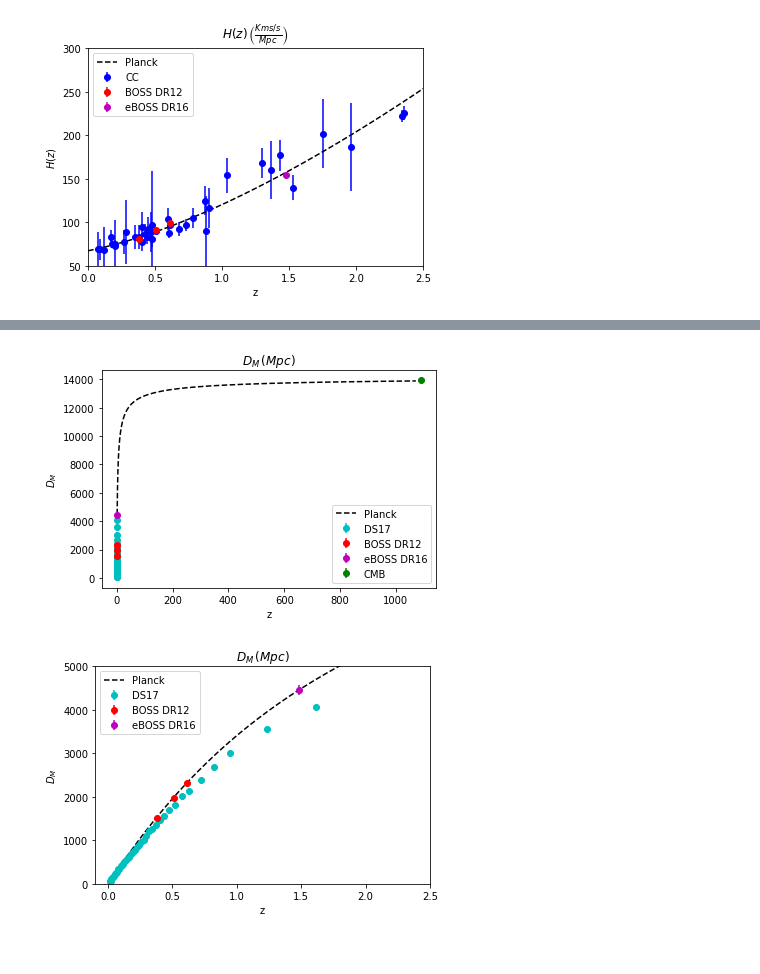
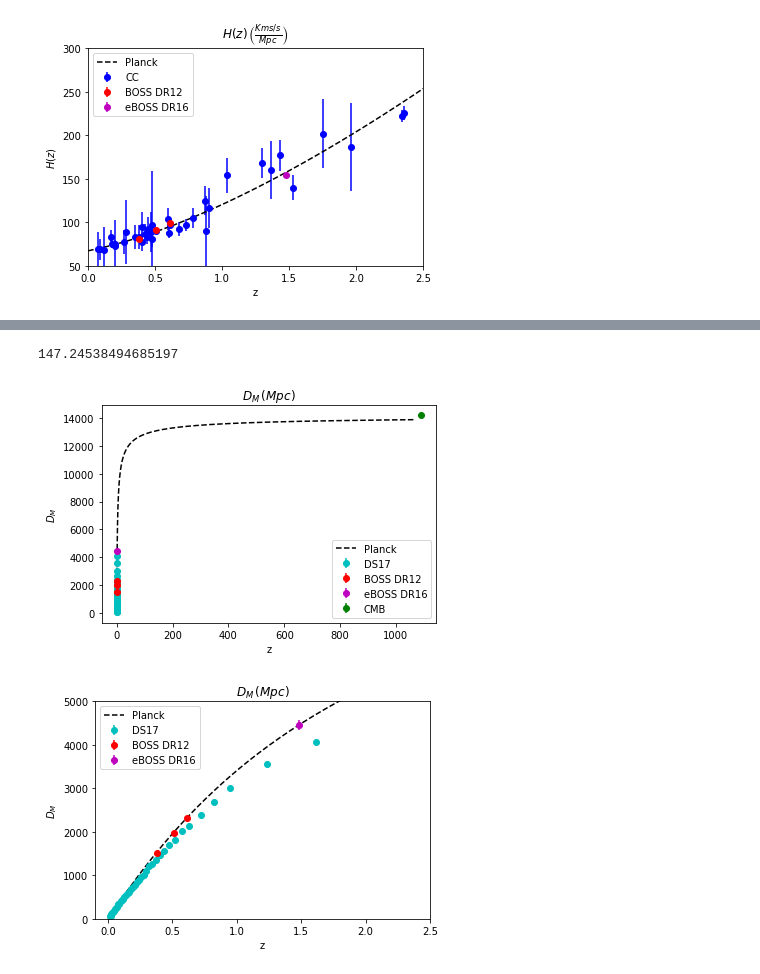
Before and after one commit to JaimeRZP/Growz, a Jupyter notebook: notebooks/GP_Masterx.ipynb, the cells around one changed output, grey strips where cells are left out. Saved outputs shown, nothing was run; the diff lists cells and outputs as text; code cells hidden in the pictures.

```diff
--- a/notebooks/GP_Masterx.ipynb
+++ b/notebooks/GP_Masterx.ipynb
@@ -135,19 +133,34 @@ plt.savefig('/mnt/c/Users/Jaime/Desktop/PhD/gp_figures/H_forecast.pdf')
+# %%
+wb0 = 0.02226
+wm0 = 0.1422
+a1 = 0.00785436
+a2 = 0.177084
+a3 = 0.00912388
+a4 = 0.618711
+a5 = 11.9611
+a6 = 2.81343
+a7 = 0.784719
+rd_gp = 1/(a1*wb0**a2+a3*wm0**a4+a5*wb0**a6*wm0**a7)
+# %%
+rd_gp
+# %% [output]
+147.24538494685197
 # %%
 plt.plot(z_planck, Planck['dM_arr'], "k--", label='Planck')
 plt.errorbar(DS17['z'], (10**((DS17['data']-25+19.2)/5))/(1+DS17['z']),
              yerr=(10**(DS17['err']/5))/(1+DS17['z']), fmt='co', label='DS17')
 plt.errorbar(BOSS['z'], BOSS['perp_data'], yerr=BOSS['perp_err'], fmt='ro', label='BOSS DR12')
 plt.errorbar(eBOSS['z'], eBOSS['perp_data']*eBOSS['rd'], yerr=np.array([0.79])*eBOSS['rd'], fmt='mo', label='eBOSS DR16')
-plt.errorbar(CMB['z'], (1/CMB['data'])*(100*CMB['rd']), yerr=(1/CMB['err'])*1/(100*CMB['rd']), fmt='go', label='CMB')
+plt.errorbar(CMB['z'], (1/CMB['data'])*(100*rd_gp), yerr=(1/CMB['err'])*1/(100*rd_gp), fmt='go', label='CMB')
 
 plt.xlabel("z")
 plt.ylabel(r"$D_M$")
 plt.title(r"$D_M \, (Mpc)$")
 plt.legend();
 os.remove('/mnt/c/Users/Jaime/Desktop/PhD/gp_figures/DM_data.pdf')
 plt.savefig('/mnt/c/Users/Jaime/Desktop/PhD/gp_figures/DM_data.pdf')
 # %% [output]
-[figure, old version]
+[figure, new version]
 # %%
 plt.plot(z_planck, Planck['dM_arr'], "k--", label='Planck')
 plt.errorbar(DS17['z'], (10**((DS17['data']-25+19.2)/5))/(1+DS17['z']),
```
Also changed, not shown: parts of 15 cells of this notebook, 4 other files.
